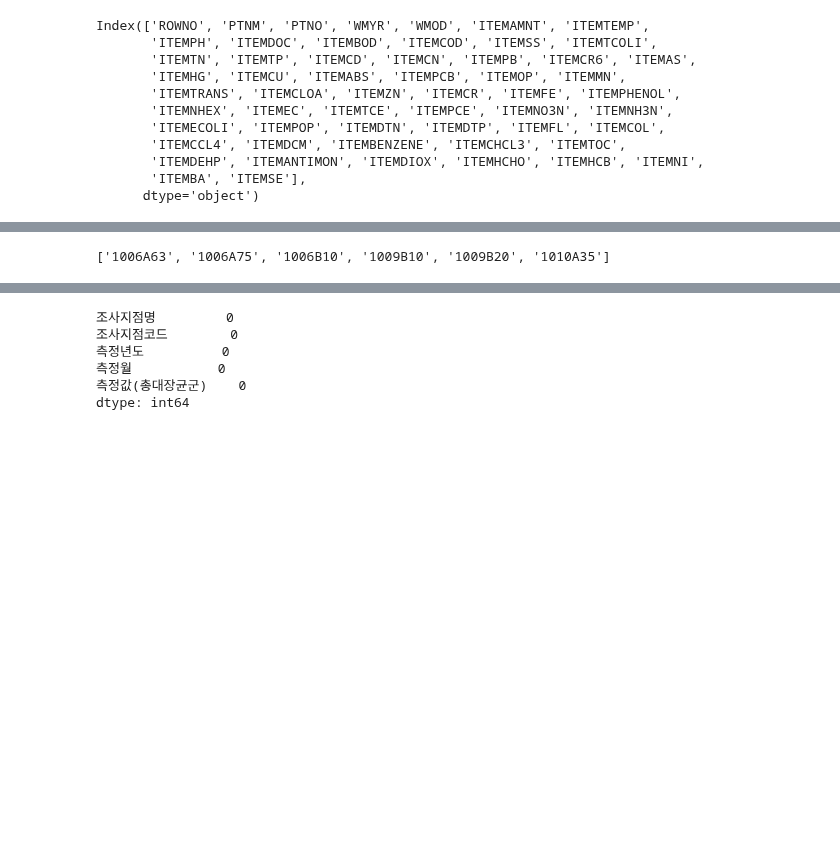
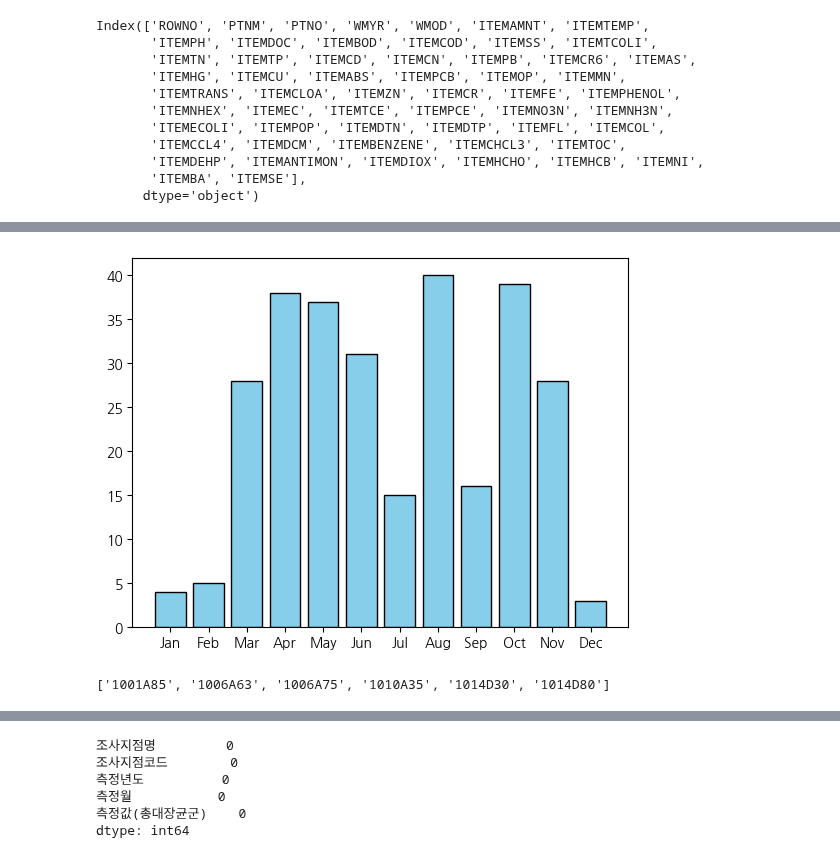
Before and after one commit to viola2002/dartb, a Jupyter notebook: contest/2024ecothon/code/data-collecting.ipynb, the cells around one changed output, grey strips where cells are left out. Drawn from its saved outputs; the diff is of its cells as text; code cells hidden in the pictures; blank space fills up the shorter version.

```diff
--- a/contest/2024ecothon/code/data-collecting.ipynb
+++ b/contest/2024ecothon/code/data-collecting.ipynb
@@ -391,0 +357,4 @@ water_qual
+# %%
+# 결측치가 있는 행
+na_values = water_qual[water_qual['측정값(총대장균군)'].isna()]
+na_values
@@ -391,0 +375,4 @@ water_qual
+# %%
+# 결측치의 측정월 분포 계산
+month_distribution = na_values['측정월'].value_counts().sort_index()
+month_distribution
@@ -392,8 +394,19 @@ water_qual
+# %%
+# 측정월을 1월부터 12월까지 정렬
+months = list(range(0, 12))
+month_counts = [month_distribution.get(month, 0) for month in months]
+
+# 바 차트 작성
+plt.bar(months, month_counts, color='skyblue', edgecolor='black')
+plt.xticks(months, labels=['Jan', 'Feb', 'Mar', 'Apr', 'May', 'Jun', 'Jul', 'Aug', 'Sep', 'Oct', 'Nov', 'Dec'])
+plt.show()
+# %% [output]
+[figure, added]
 # %%
-except_codes = list(water_qual[(water_qual['측정값(총대장균군)'].isna()) & (water_qual['측정월']!='08')]['조사지점코드'].unique())
+except_codes = list(water_qual[(water_qual['측정값(총대장균군)'].isna()) & (water_qual['측정월'].isin(['01', '02', '12']))]['조사지점코드'].unique())
 except_codes
 # %% [output]
-['1006A63', '1006A75', '1006B10', '1009B10', '1009B20', '1010A35']
+['1001A85', '1006A63', '1006A75', '1010A35', '1014D30', '1014D80']
 # %%
 # 조건을 만족하는 행 필터링
 filtered_data = water_qual[water_qual['조사지점코드'].isin(except_codes)]
```
Also changed, not shown: parts of 28 cells of this notebook.
